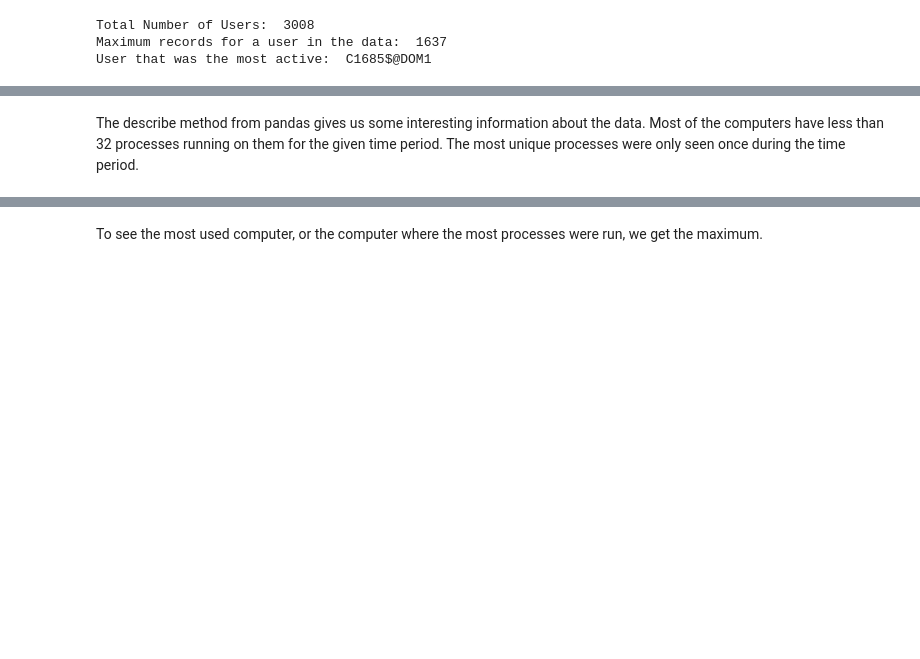
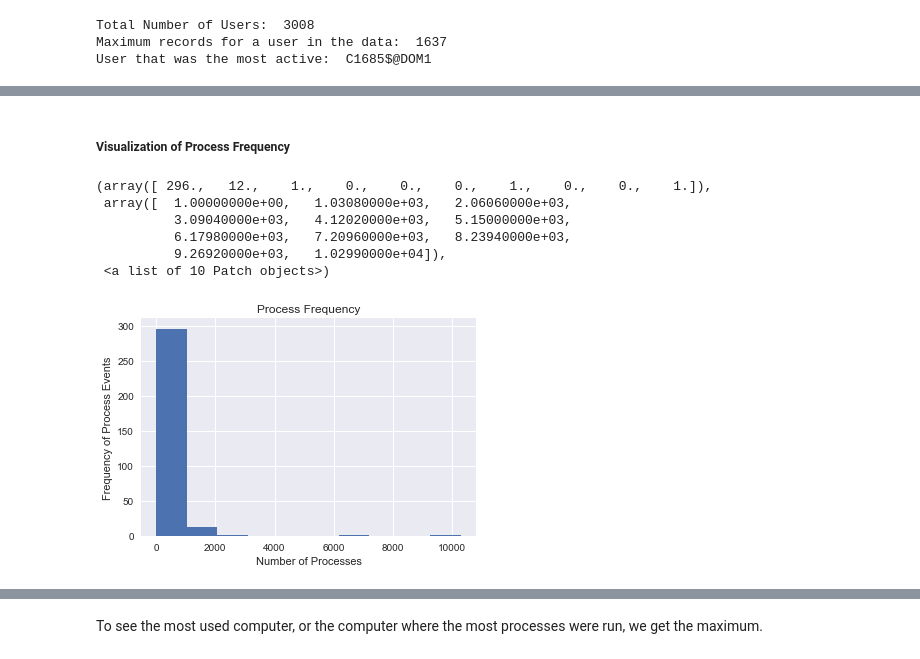
Before and after one commit to perlgirl2002/Capstone, a Jupyter notebook: Capstone.ipynb, the cells around one changed output, grey strips where cells are left out. Cells and saved outputs as stored; diff of their text form; code cells hidden in the pictures; blank space fills up the shorter version.

```diff
--- a/Capstone.ipynb
+++ b/Capstone.ipynb
@@ -102,4 +120,2 @@ min          1.000000
 max      10299.000000
 Name: process_name, dtype: float64
-# %% [markdown]
-The describe method from pandas gives us some interesting information about the data.  Most of the computers have less than 32 processes running on them for the given time period.  The most unique processes were only seen once during the time period.
@@ -109,0 +122,18 @@ plt.ylabel('Number of Process')
+# %% [markdown]
+##### Visualization of Process Frequency
+# %%
+process_df = df['process_name'].value_counts().reset_index()
+columns = ['process_name','count']
+process_df.columns=columns
+plt.title('Process Frequency')
+plt.ylabel('Frequency of Process Events')
+plt.xlabel('Number of Processes')
+plt.hist(process_df['count'])
+# %% [output]
+(array([ 296.,   12.,    1.,    0.,    0.,    0.,    1.,    0.,    0.,    1.]),
+ array([  1.00000000e+00,   1.03080000e+03,   2.06060000e+03,
+          3.09040000e+03,   4.12020000e+03,   5.15000000e+03,
+          6.17980000e+03,   7.20960000e+03,   8.23940000e+03,
+          9.26920000e+03,   1.02990000e+04]),
+ <a list of 10 Patch objects>)
+[figure, added]
```
Also changed, not shown: parts of 47 cells of this notebook.
